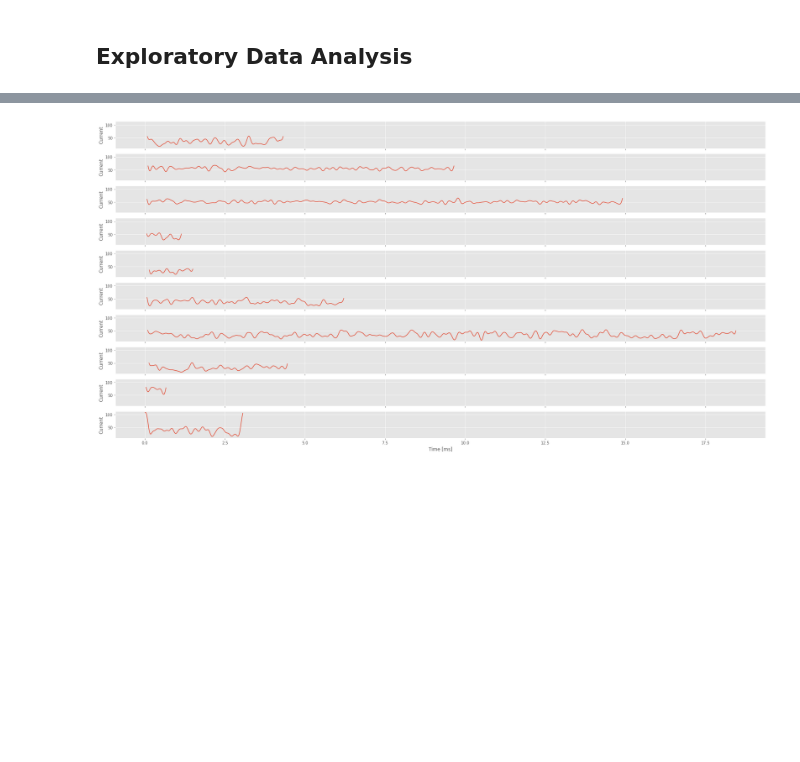
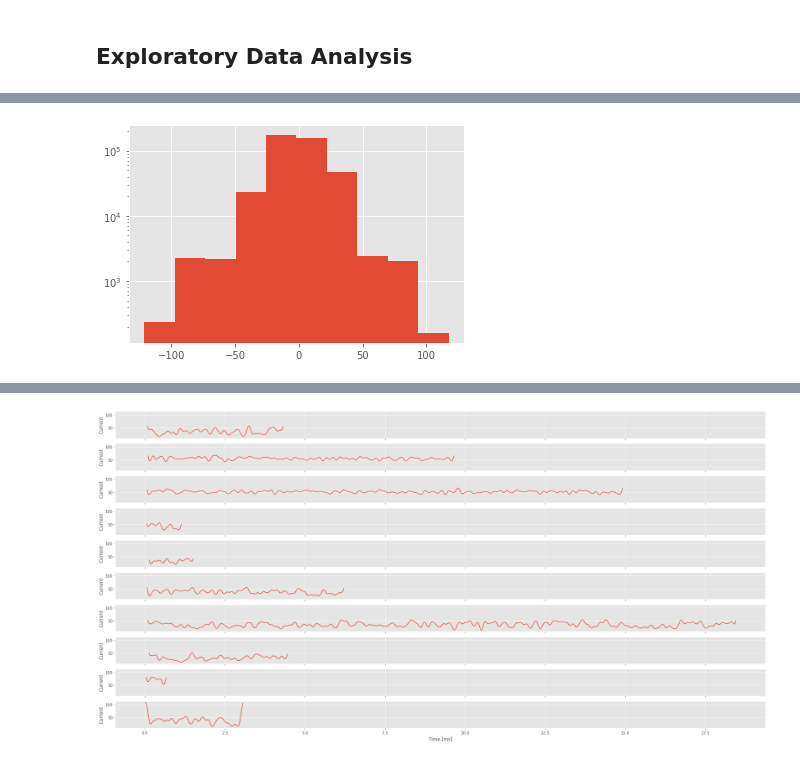
Before and after one commit to HaroldBenoit/ml4science-polymers, a Jupyter notebook: mete-exploration.ipynb, the cells around one changed output, grey strips where cells are left out. Drawn from its saved outputs; the diff is of its cells as text; code cells hidden in the pictures; blank space fills up the shorter version.

```diff
--- a/mete.ipynb
+++ b/mete-exploration.ipynb
@@ -24,0 +13,4 @@ def plot_data(data):
+# %%
+aa62_extrema_data = [find_extrema(event, diff_threshold=10) for event in aa62_data]
+aa64_extrema_data = [find_extrema(event, diff_threshold=10) for event in aa64_data]
+aa65_extrema_data = [find_extrema(event, diff_threshold=10) for event in aa65_data]
@@ -24,0 +25,4 @@ def plot_data(data):
+# %%
+aa62_current_diffs = np.hstack([find_current_diffs(event) for event in aa62_extrema_data])
+aa64_current_diffs = np.hstack([find_current_diffs(event) for event in aa64_extrema_data])
+aa65_current_diffs = np.hstack([find_current_diffs(event) for event in aa65_extrema_data])
@@ -24,0 +34,6 @@ def plot_data(data):
+# %%
+plt.hist(aa62_current_diffs)
+plt.yscale('log')
+plt.show()
+# %% [output]
+[figure, added]
```
Also changed, not shown: parts of 22 cells of this notebook, 4 other files.
